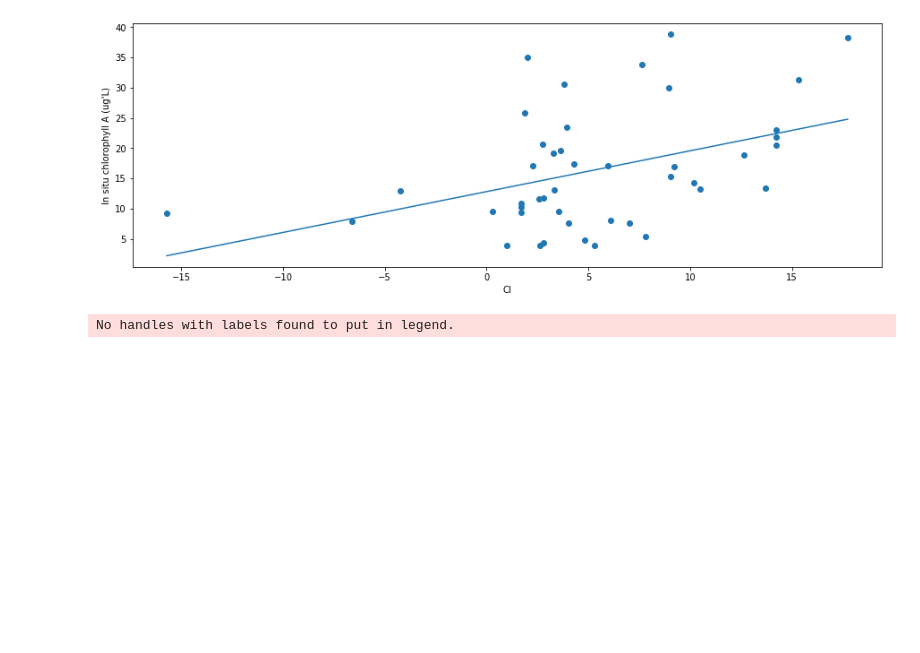
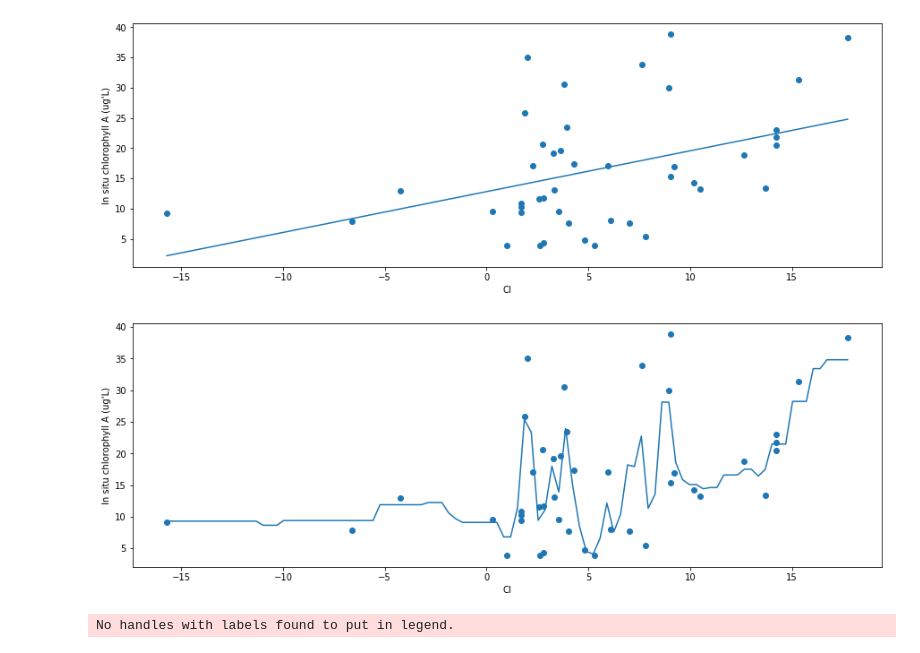
Before and after one commit to quachhungvietnam/HarmfulAlgalBloom, a Jupyter notebook: Capstone Code/Calibration curve 2.ipynb, the cells around one changed output. Saved outputs shown, nothing was run; the diff lists cells and outputs as text; code cells hidden in the pictures; blank space fills up the shorter version.

```diff
--- a/Capstone Code/Calibration curve 2.ipynb
+++ b/Capstone Code/Calibration curve 2.ipynb
@@ -966,6 +1007,18 @@ plt.ylabel("In situ chlorophyll A (ug'L)")
 plt.show()
 # %% [output]
 [figure]
+# %%
+plt.figure(figsize=(15,5))
+plt.scatter(X,y)
+reg = RandomForestRegressor().fit(X,y)
+X_pred = np.linspace(min(X),max(X),100).reshape(-1,1)
+y_pred = reg.predict(X_pred)
+plt.plot(X_pred, y_pred)
+plt.xlabel("CI")
+plt.ylabel("In situ chlorophyll A (ug'L)")
+plt.show()
+# %% [output]
+[figure, added]
 # %%
 data = merged_data_2[["In Situ ChlA", "CI"]].replace([np.inf, -np.inf], np.nan).dropna()
 X = np.array(data['CI']).reshape(-1, 1)
```
Also changed, not shown: parts of 3 cells of this notebook, 5 other files.
